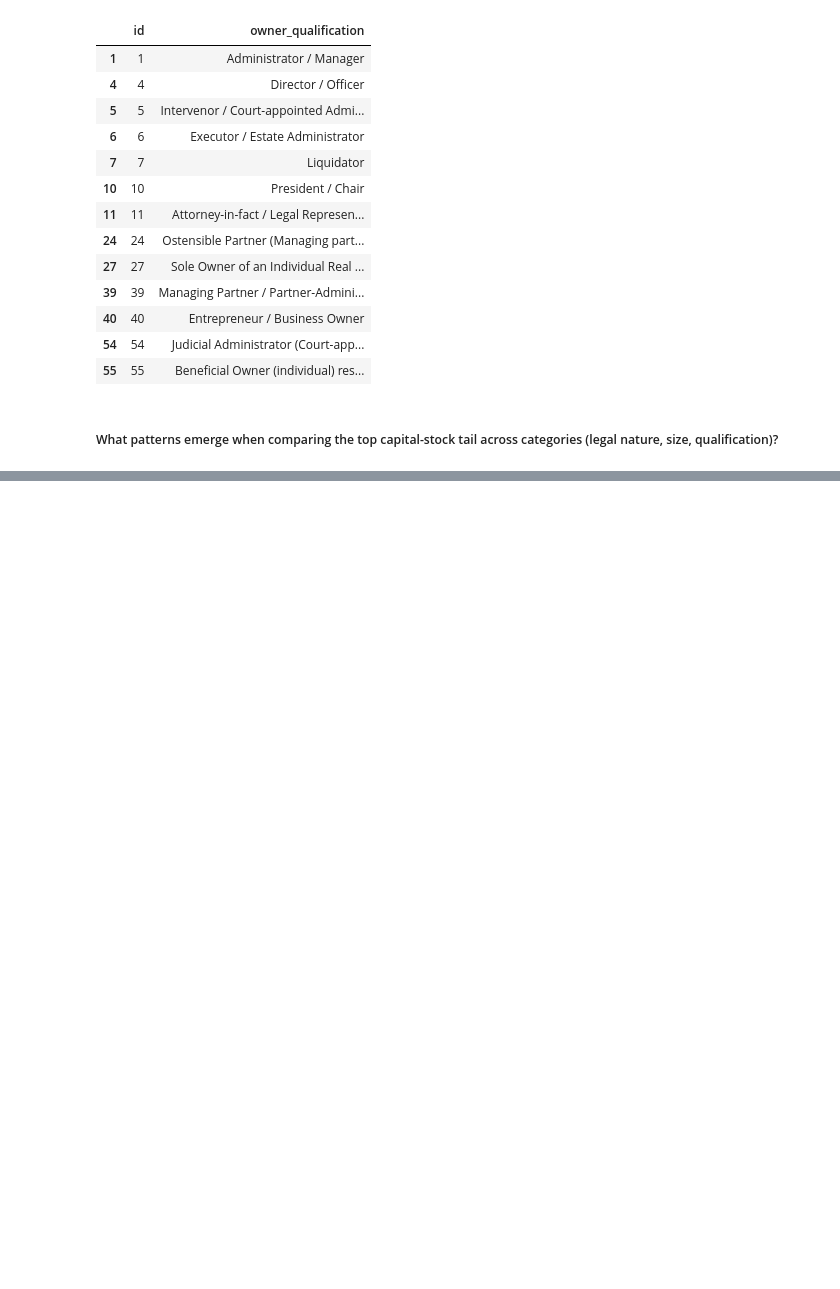
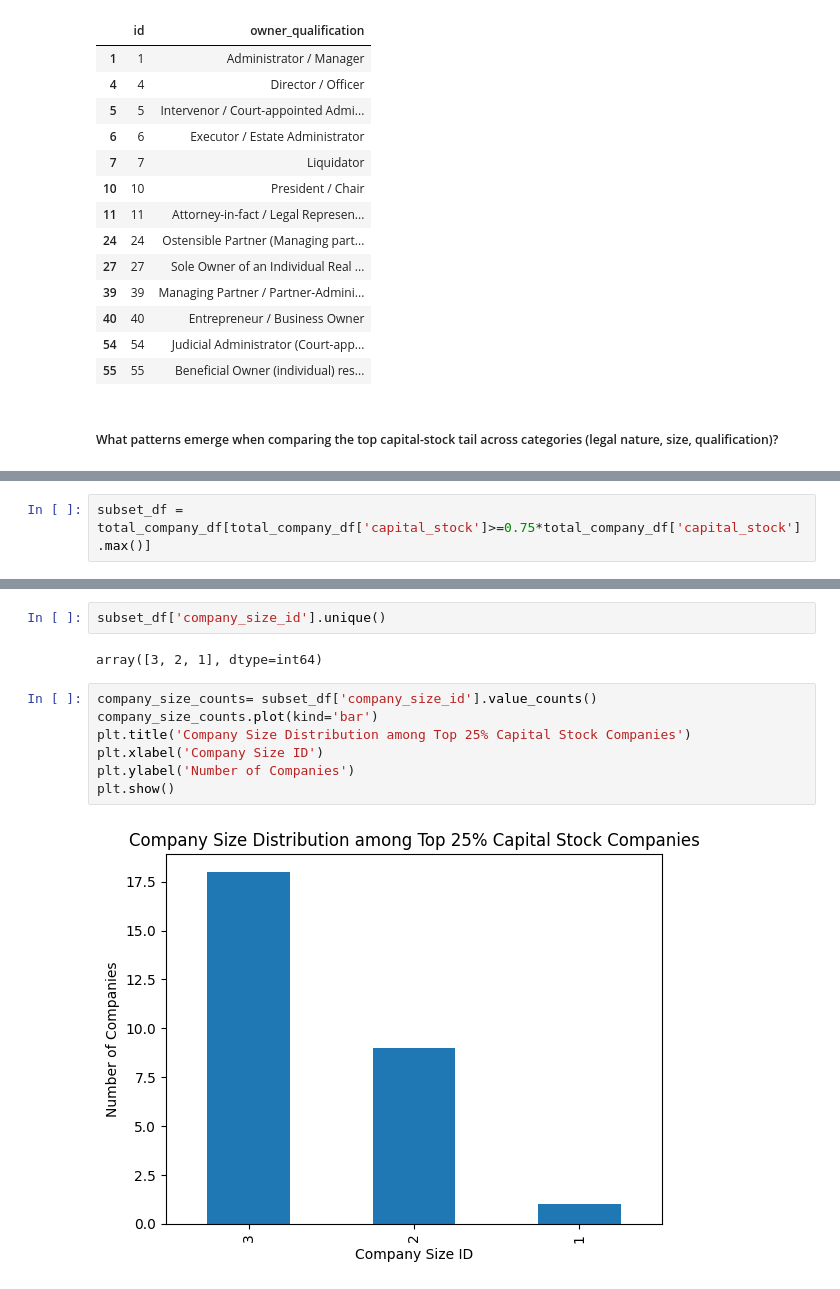
Before and after one commit to aaditbaldha2002/TidyTuesday_challenges, a Jupyter notebook: 2026/2026-01-27/eda.ipynb, the cells around one changed output, grey strips where cells are left out. Drawn from its saved outputs; the diff is of its cells as text; blank space fills up the shorter version.

Commit message:
insights added for top capital-stock tail

```diff
--- a/2026/2026-01-27/eda.ipynb
+++ b/2026/2026-01-27/eda.ipynb
@@ -543,0 +561,2 @@ qualifications_df[qualifications_df['id'].isin(total_company_df['owner_qualifica
+# %%
+subset_df = total_company_df[total_company_df['capital_stock']>=0.75*total_company_df['capital_stock'].max()]
@@ -543,0 +601,13 @@ qualifications_df[qualifications_df['id'].isin(total_company_df['owner_qualifica
+# %%
+subset_df['company_size_id'].unique()
+# %% [output]
+array([3, 2, 1], dtype=int64)
+# %%
+company_size_counts= subset_df['company_size_id'].value_counts()
+company_size_counts.plot(kind='bar')
+plt.title('Company Size Distribution among Top 25% Capital Stock Companies')
+plt.xlabel('Company Size ID')
+plt.ylabel('Number of Companies')
+plt.show()
+# %% [output]
+[figure, added]
```
Also changed, not shown: parts of 7 cells of this notebook.
